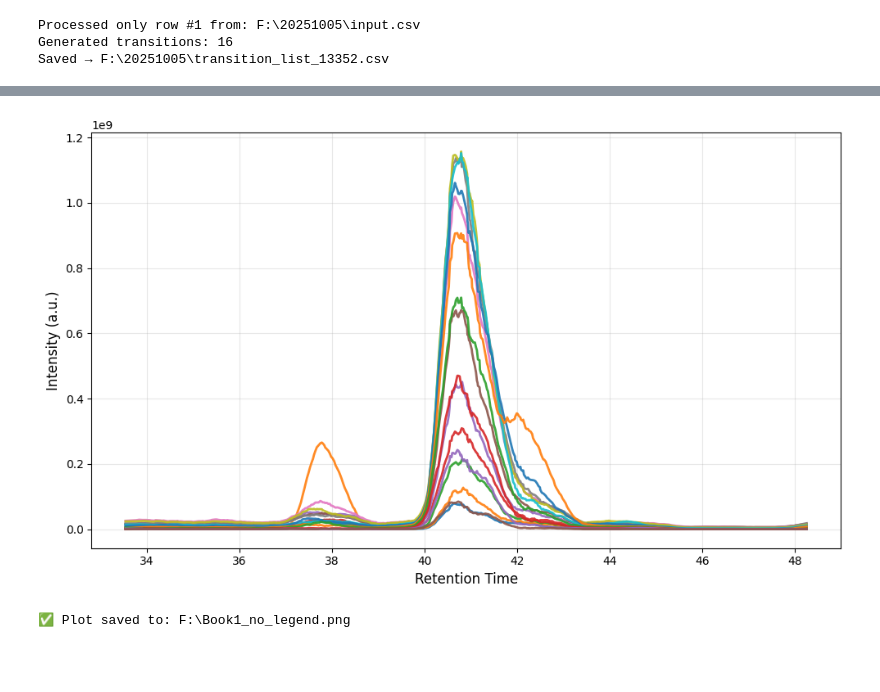
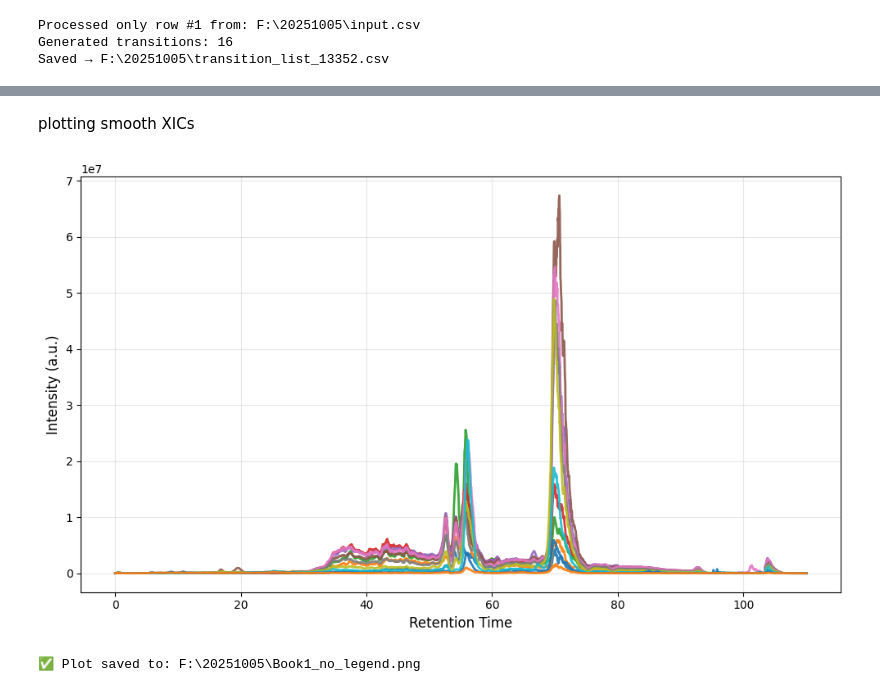
Before and after one commit to benjaminnigjeh/ip-neuro, a Jupyter notebook: notebooks/vis_xic.ipynb, the cells around one changed output, grey strips where cells are left out. Saved outputs shown, nothing was run; the diff lists cells and outputs as text; code cells hidden in the pictures; blank space fills up the shorter version.

```diff
--- a/notebooks/vis_xic.ipynb
+++ b/notebooks/vis_xic.ipynb
@@ -158,3 +353,5 @@ Saved → F:\20251005\transition_list_13352.csv
+# %% [markdown]
+plotting smooth XICs
 # %%
 import pandas as pd
 import numpy as np
@@ -163,7 +360,7 @@ from scipy.signal import savgol_filter
 from pathlib import Path
 
 # ---------------- CONFIG ----------------
-INPUT_FILE = r"F:/Book1.xlsx"   # your Excel file
+INPUT_FILE = r"F:/20251005/18653d.xlsx"   # your Excel file
 SHEET_NAME = 0
 SMOOTH_WINDOW = 15
 POLY_ORDER = 1
@@ -171,32 +368,33 @@ OUT_PNG = Path(INPUT_FILE).with_name("Book1_no_legend.png")
 # ----------------------------------------
 
 # Load and clean data
 df = pd.read_excel(INPUT_FILE, sheet_name=SHEET_NAME).dropna(how="all")
 df = df.apply(pd.to_numeric, errors="coerce")
 df = df.dropna(how="all")
 
 x = df.iloc[:, 0].values
 intensity_cols = df.columns[1:]
 
 plt.figure(figsize=(10, 6))
 #plt.title("Smoothed Intensity vs Retention Time", fontsize=14)
 plt.xlabel("Retention Time", fontsize=12)
 plt.ylabel("Intensity (a.u.)", fontsize=12)
 
 for col in intensity_cols:
     y = df[col].values
     if len(y) < SMOOTH_WINDOW:
         smooth_y = y
     else:
         smooth_y = savgol_filter(y, SMOOTH_WINDOW, POLY_ORDER)
     plt.plot(x, smooth_y, linewidth=2, alpha=0.9)
 
 plt.grid(alpha=0.3)
 plt.tight_layout()
 plt.savefig(OUT_PNG, dpi=300)
+#plt.xlim((30,50))
 plt.show()
 
 print(f"✅ Plot saved to: {OUT_PNG}")
 # %% [output]
-[figure, old version]
+[figure, new version]
-✅ Plot saved to: F:\Book1_no_legend.png
+✅ Plot saved to: F:\20251005\Book1_no_legend.png
```
Also changed, not shown: parts of 2 cells of this notebook, 5 other files.
